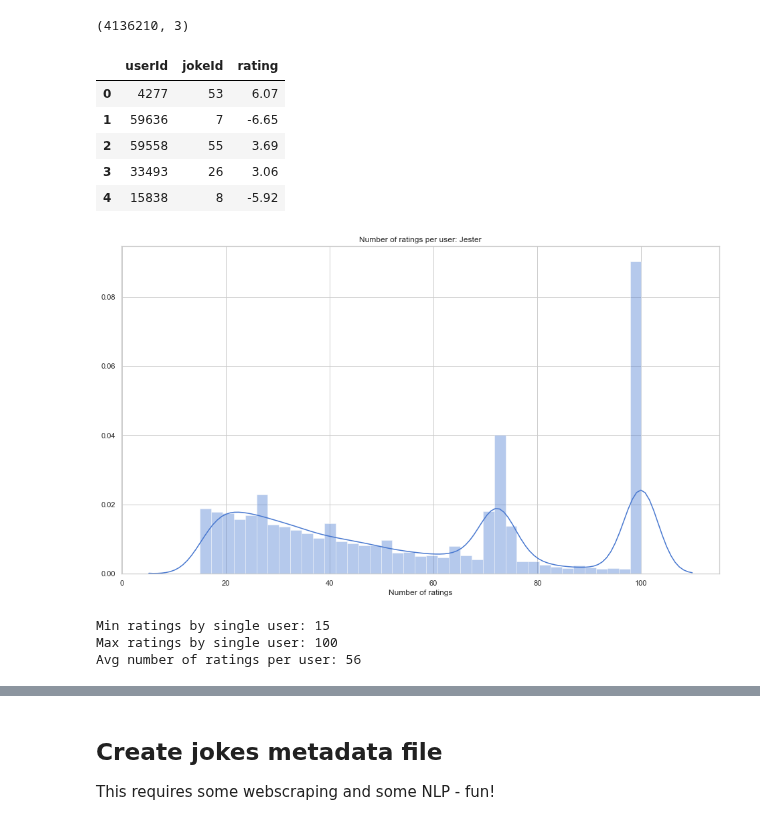
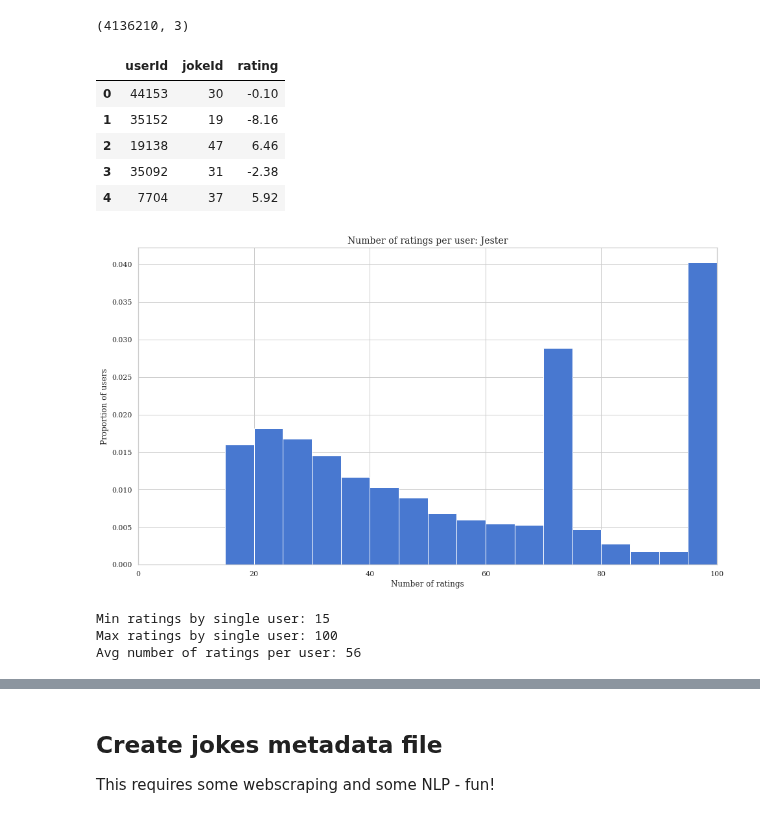
Before and after one commit to James-Leslie/deep-collaborative-filtering, a Jupyter notebook: data/train_test_jester.ipynb, the cells around one changed output, grey strips where cells are left out. Drawn from its saved outputs; the diff is of its cells as text; code cells hidden in the pictures.

```diff
--- a/data/train_test_jester.ipynb
+++ b/data/train_test_jester.ipynb
@@ -147,7 +142,7 @@ for item in folder:
 # %% [markdown]
 ## EDA
 # %%
-ratings = glob(path+'t*.csv')
+ratings = glob(path+'r*.csv')
 # %%
 # load all of train and test data as one dataframe
 df = pd.concat((pd.read_csv(file) for file in ratings), ignore_index=True)
@@ -159,35 +154,40 @@ df.shape
 df.head()
 # %% [output]
 |  | userId | jokeId | rating |
-| 0 | 4277 | 53 | 6.07 |
-| 1 | 59636 | 7 | -6.65 |
-| 2 | 59558 | 55 | 3.69 |
-| 3 | 33493 | 26 | 3.06 |
-| 4 | 15838 | 8 | -5.92 |
+| 0 | 44153 | 30 | -0.10 |
+| 1 | 35152 | 19 | -8.16 |
+| 2 | 19138 | 47 | 6.46 |
+| 3 | 35092 | 31 | -2.38 |
+| 4 | 7704 | 37 | 5.92 |
 # %%
 sns.set(style='whitegrid', palette='muted',
-        rc={'figure.figsize': (16,9)})
+        rc={'figure.figsize': (16,9),
+            'font.family': 'serif'})
 # %%
 user_counts = df['userId'].value_counts()
 
-sns.distplot(user_counts)
-plt.title('Number of ratings per user: Jester')
-plt.xlabel('Number of ratings')
+plt.hist(user_counts, bins=np.arange(0,101,5), density=True)
+plt.title('Number of ratings per user: Jester', fontsize=14)
+plt.xlabel('Number of ratings', fontsize=12)
+plt.ylabel('Proportion of users', fontsize=12)
+plt.xlim(0, 100)
+# plt.xticks(np.arange(0,1251,250))
+plt.savefig('../figures/jester_user-ratings.pdf', bbox_inches='tight')
 plt.show()
 
 # user with fewest ratings
 print('Min ratings by single user:',
       user_counts.min())
 
 # user with most ratings
 print('Max ratings by single user:',
       user_counts.max())
 
 # average number of ratings per user
 print('Avg number of ratings per user:',
       round(user_counts.mean()))
 # %% [output]
-[figure, old version]
+[figure, new version]
 Min ratings by single user: 15
 Max ratings by single user: 100
 Avg number of ratings per user: 56
```
Also changed, not shown: parts of 9 cells of this notebook, 44 other files.
